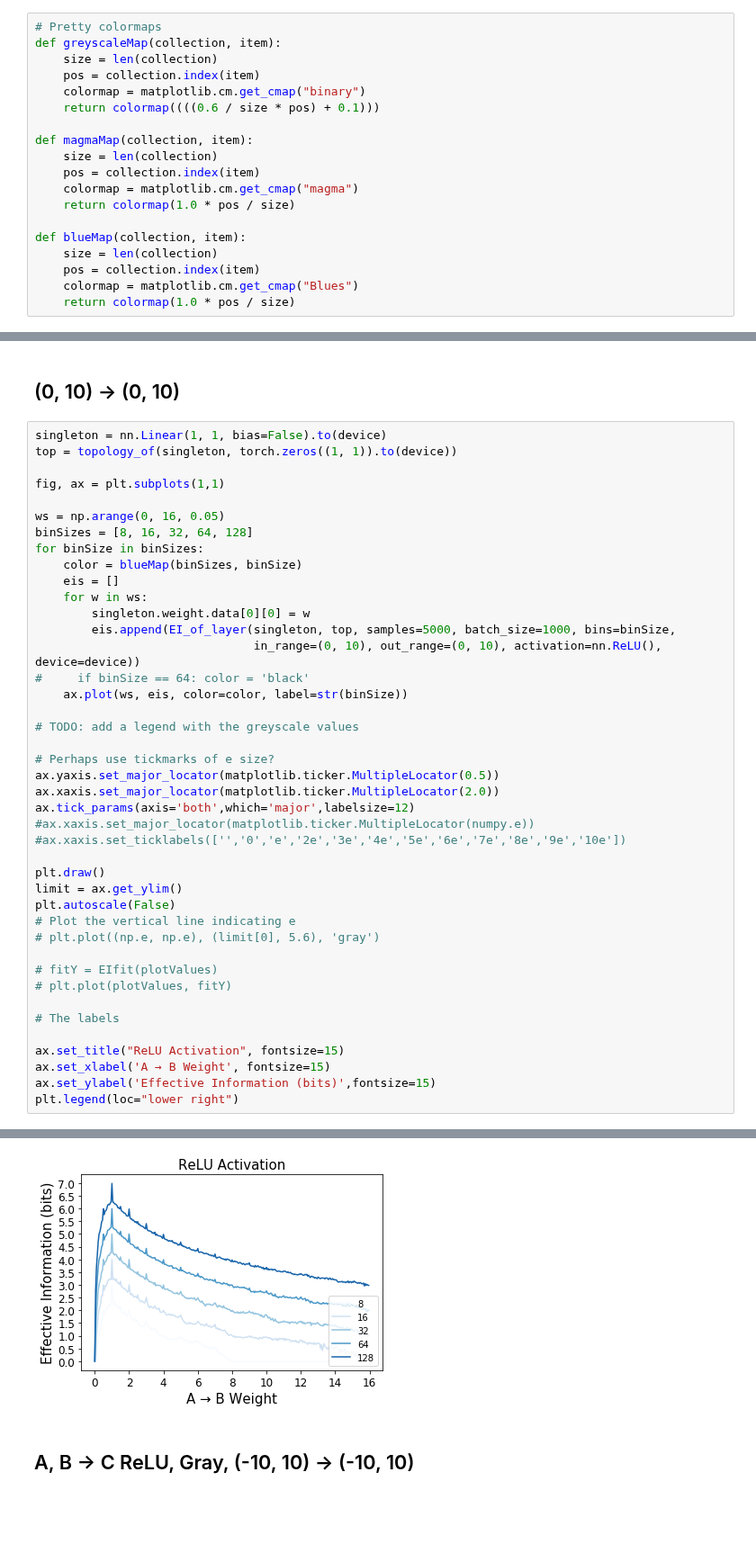
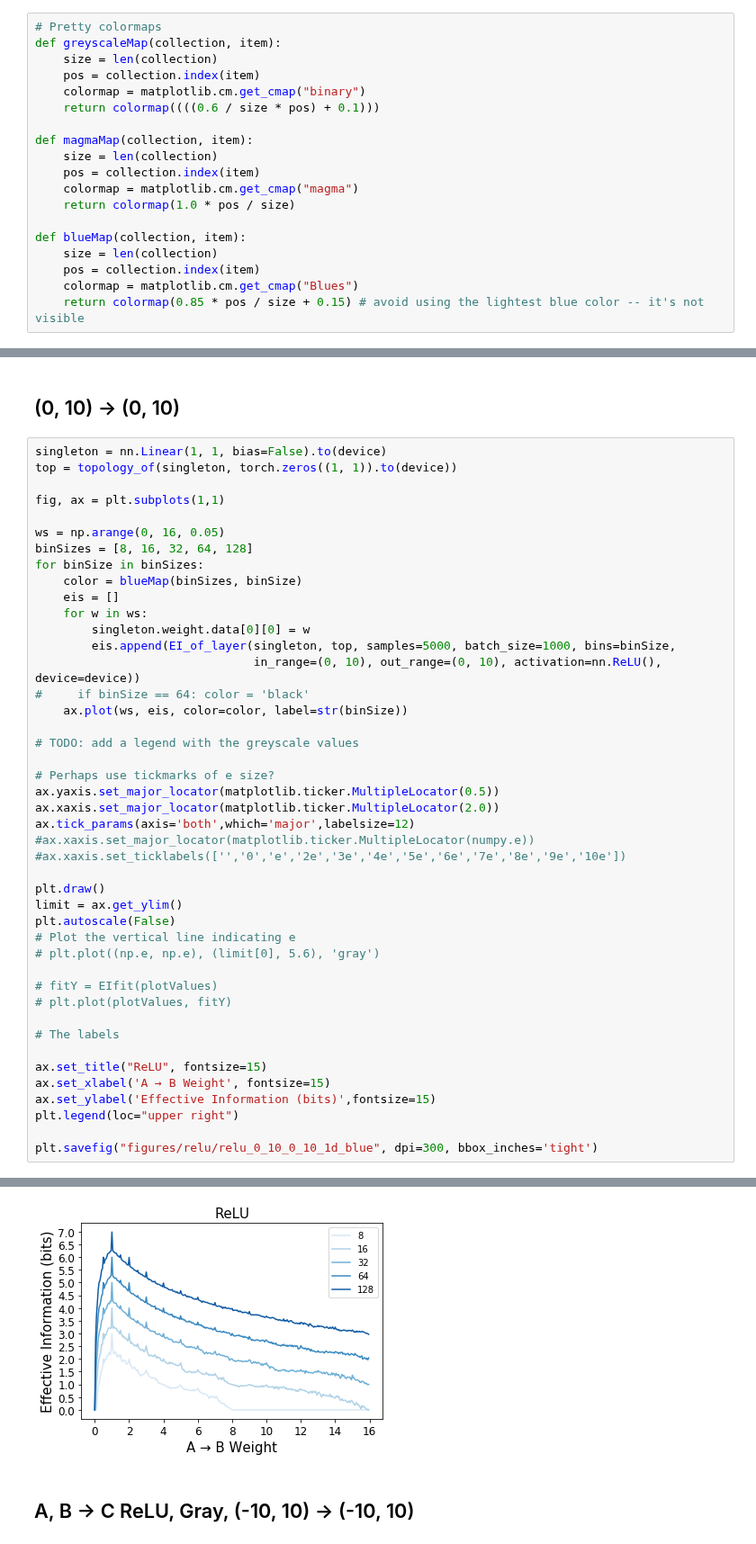
Before and after one commit to ejmichaud/ai-experiments, a Jupyter notebook: effective-information/dev/relu-activations.ipynb, the cells around one changed output, grey strips where cells are left out. Shown at 90% size. Saved outputs shown, nothing was run; the diff lists cells and outputs as text; blank space fills up the shorter version.

```diff
--- a/effective-information/dev/relu-activations.ipynb
+++ b/effective-information/dev/relu-activations.ipynb
@@ -38,7 +38,7 @@ def blueMap(collection, item):
     size = len(collection)
     pos = collection.index(item)
     colormap = matplotlib.cm.get_cmap("Blues")
-    return colormap(1.0 * pos / size)
+    return colormap(0.85 * pos / size + 0.15) # avoid using the lightest blue color -- it's not visible
 # %%
 device = torch.device('cuda' if torch.cuda.is_available() else 'cpu')
 # dtype = torch.cuda.float if torch.cuda.is_available() else torch.float
@@ -409,8 +458,10 @@ plt.autoscale(False)
 
 # The labels
 
-ax.set_title("ReLU Activation", fontsize=15)
+ax.set_title("ReLU", fontsize=15)
 ax.set_xlabel('A → B Weight', fontsize=15)
 ax.set_ylabel('Effective Information (bits)',fontsize=15)
-plt.legend(loc="lower right")
+plt.legend(loc="upper right")
+
+plt.savefig("figures/relu/relu_0_10_0_10_1d_blue", dpi=300, bbox_inches='tight')
 # %% [output]
@@ -418,4 +468,4 @@ plt.legend(loc="lower right")
-[figure, old version]
+[figure, new version]
 # %% [markdown]
 ## A, B -> C ReLU, Gray, (-10, 10) -> (-10, 10)
 # %%
```
Also changed, not shown: parts of 7 cells of this notebook, 4 other files.
